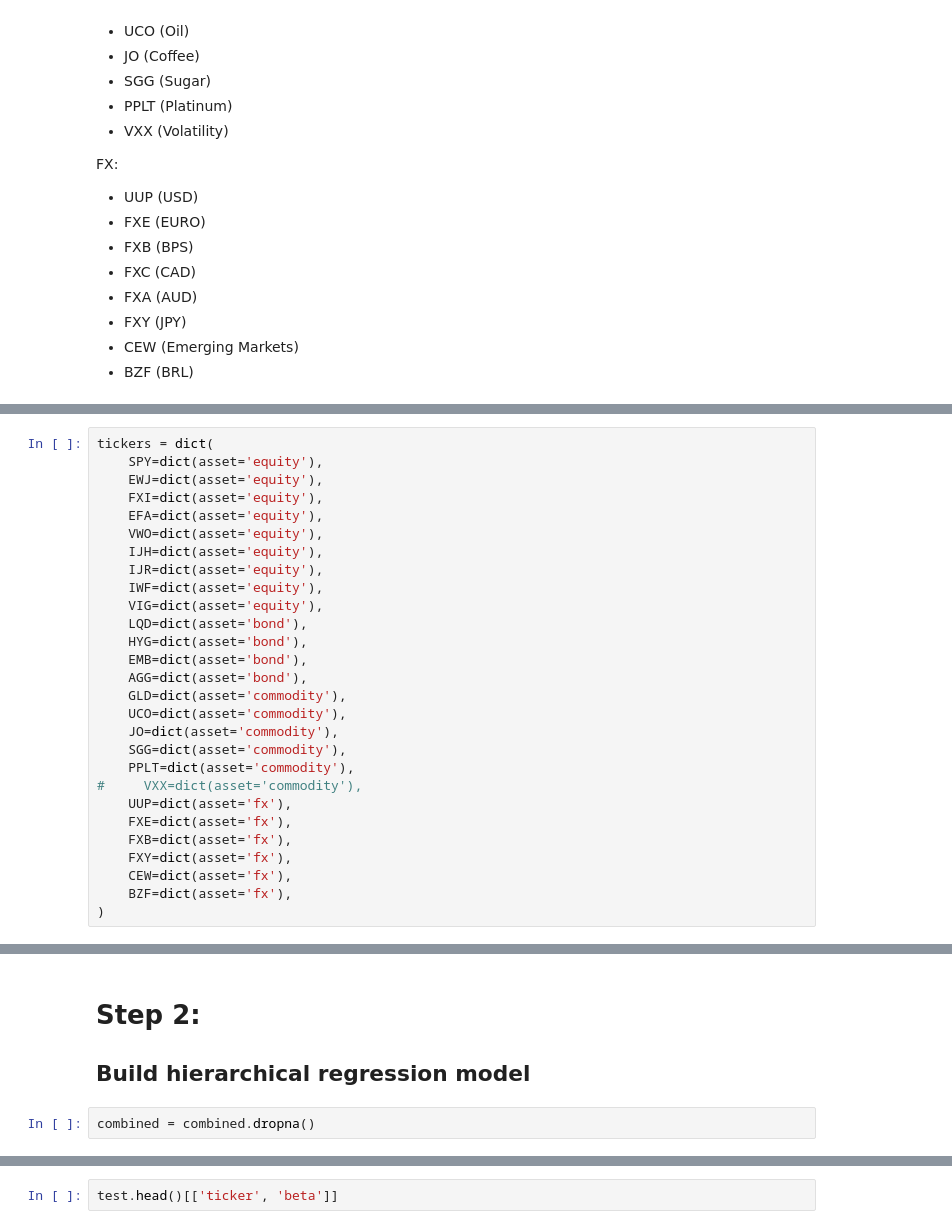
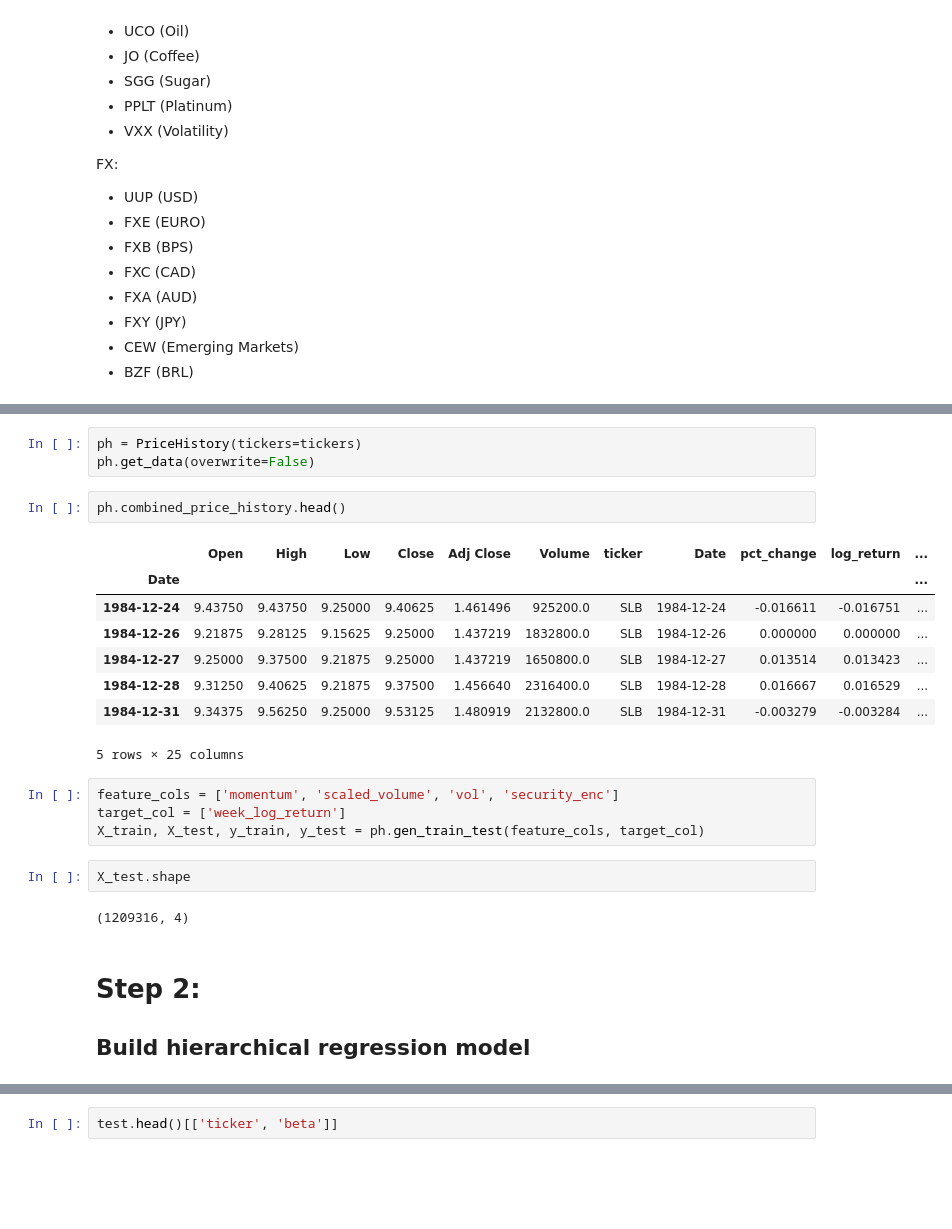
Before and after one commit to bglick13/Bayesian-Stock-Models, a Jupyter notebook: Value and Momentum - No Vol Adjustment.ipynb, the cells around one changed output, grey strips where cells are left out. Drawn from its saved outputs; the diff is of its cells as text; blank space fills up the shorter version.

```diff
--- a/Value and Momentum - No Vol Adjustment.ipynb
+++ b/Value and Momentum - No Vol Adjustment.ipynb
@@ -86,28 +85,0 @@ root_dir = os.getcwd()
-# %%
-tickers = dict(
-    SPY=dict(asset='equity'),
-    EWJ=dict(asset='equity'),
-    FXI=dict(asset='equity'),
-    EFA=dict(asset='equity'),
-    VWO=dict(asset='equity'),
-    IJH=dict(asset='equity'),
-    IJR=dict(asset='equity'),
-    IWF=dict(asset='equity'),
-    VIG=dict(asset='equity'),
-    LQD=dict(asset='bond'),
-    HYG=dict(asset='bond'),
-    EMB=dict(asset='bond'),
-    AGG=dict(asset='bond'),
-    GLD=dict(asset='commodity'),
-    UCO=dict(asset='commodity'),
-    JO=dict(asset='commodity'),
-    SGG=dict(asset='commodity'),
-    PPLT=dict(asset='commodity'),
-#     VXX=dict(asset='commodity'),
-    UUP=dict(asset='fx'),
-    FXE=dict(asset='fx'),
-    FXB=dict(asset='fx'),
-    FXY=dict(asset='fx'),
-    CEW=dict(asset='fx'),
-    BZF=dict(asset='fx'),
-)
@@ -265,5 +86,25 @@ sns.stripplot(x='ticker', y='category', data=combined.sort_values('vol'), size=c
+# %%
+ph = PriceHistory(tickers=tickers)
+ph.get_data(overwrite=False)
+# %%
+ph.combined_price_history.head()
+# %% [output]
+|  | Open | High | Low | Close | Adj Close | Volume | ticker | Date | pct_change | log_return | ... |
+| Date |  |  |  |  |  |  |  |  |  |  | ... |
+| 1984-12-24 | 9.43750 | 9.43750 | 9.25000 | 9.40625 | 1.461496 | 925200.0 | SLB | 1984-12-24 | -0.016611 | -0.016751 | ... |
+| 1984-12-26 | 9.21875 | 9.28125 | 9.15625 | 9.25000 | 1.437219 | 1832800.0 | SLB | 1984-12-26 | 0.000000 | 0.000000 | ... |
+| 1984-12-27 | 9.25000 | 9.37500 | 9.21875 | 9.25000 | 1.437219 | 1650800.0 | SLB | 1984-12-27 | 0.013514 | 0.013423 | ... |
+| 1984-12-28 | 9.31250 | 9.40625 | 9.21875 | 9.37500 | 1.456640 | 2316400.0 | SLB | 1984-12-28 | 0.016667 | 0.016529 | ... |
+| 1984-12-31 | 9.34375 | 9.56250 | 9.25000 | 9.53125 | 1.480919 | 2132800.0 | SLB | 1984-12-31 | -0.003279 | -0.003284 | ... |
+5 rows × 25 columns
+# %%
+feature_cols = ['momentum', 'scaled_volume', 'vol', 'security_enc']
+target_col = ['week_log_return']
+X_train, X_test, y_train, y_test = ph.gen_train_test(feature_cols, target_col)
+# %%
+X_test.shape
+# %% [output]
+(1209316, 4)
 # %% [markdown]
 # Step 2:
 ## Build hierarchical regression model
-# %%
-combined = combined.dropna()
```
Also changed, not shown: parts of 32 cells of this notebook, 2 other files.
